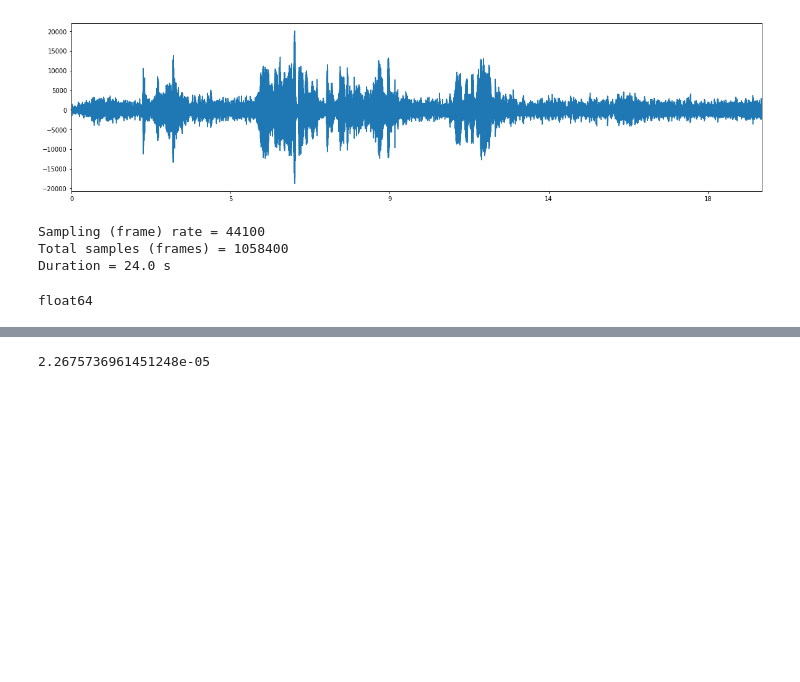
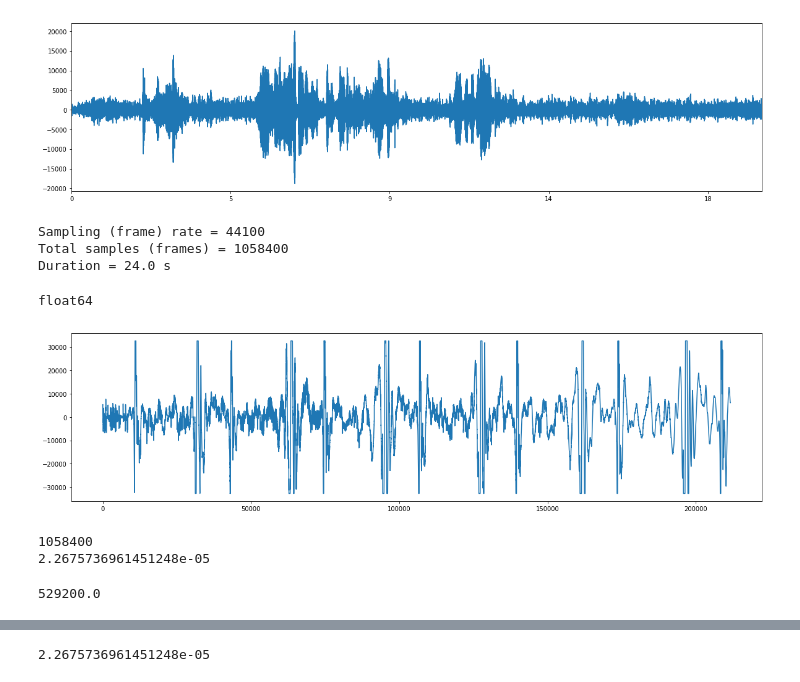
Before and after one commit to jayanthc/cadence, a Jupyter notebook: eda.ipynb, the cells around one changed output, grey strips where cells are left out. Saved outputs shown, nothing was run; the diff lists cells and outputs as text; code cells hidden in the pictures; blank space fills up the shorter version.

```diff
--- a/eda.ipynb
+++ b/eda.ipynb
@@ -88,7 +88,13 @@ Sampling (frame) rate = 44100
 Total samples (frames) = 1058400
 Duration = 24.0 s
 # %%
-hr = np.array([float(x) for x in data])
-print(hr.dtype)
+data = np.array([float(x) for x in data])
+print(data.dtype)
 # %% [output]
 float64
+# %%
+plt.figure(figsize=(20, 5))
+plt.plot(data[:1058400//5])
+plt.show()
+# %% [output]
+[figure, added]
@@ -94,0 +107,15 @@ float64
+# %%
+#nfft = 529200
+print(nfft)
+data_ft = np.abs(np.fft.rfft(data, nfft))
+
+tsamp = 1.0 / rate
+print(tsamp)
+data_freq = np.fft.rfftfreq(len(data), d=tsamp)
+# %% [output]
+1058400
+2.2675736961451248e-05
+# %%
+44100/(5/60)
+# %% [output]
+529200.0
```
Also changed, not shown: parts of 27 cells of this notebook.
